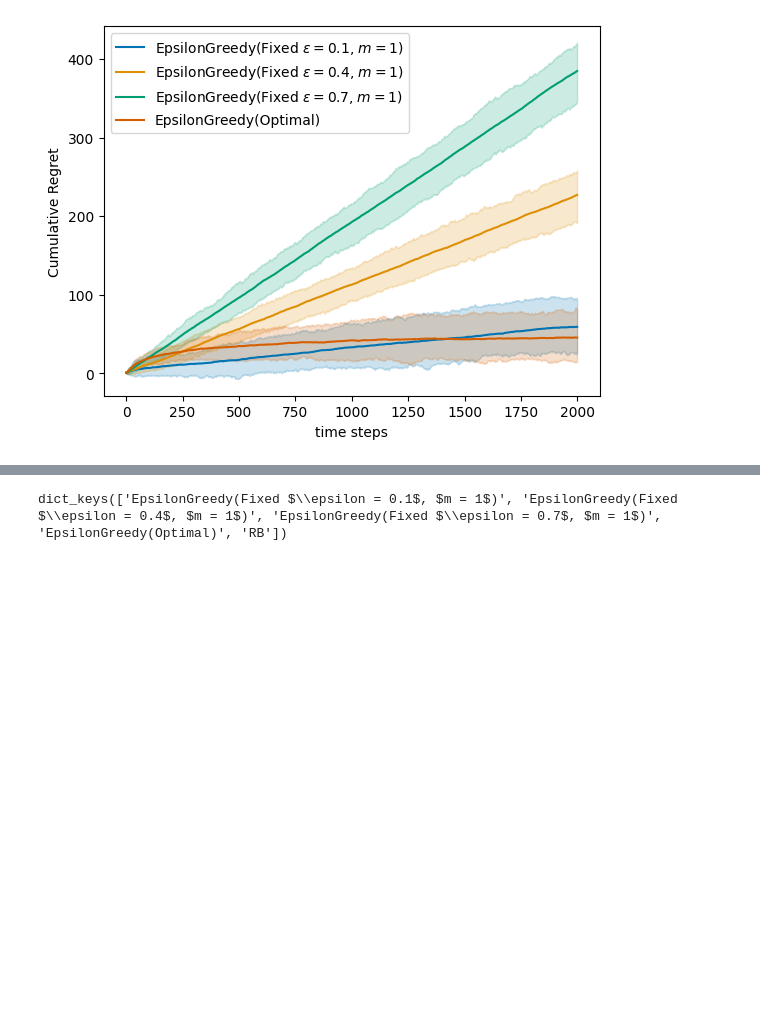
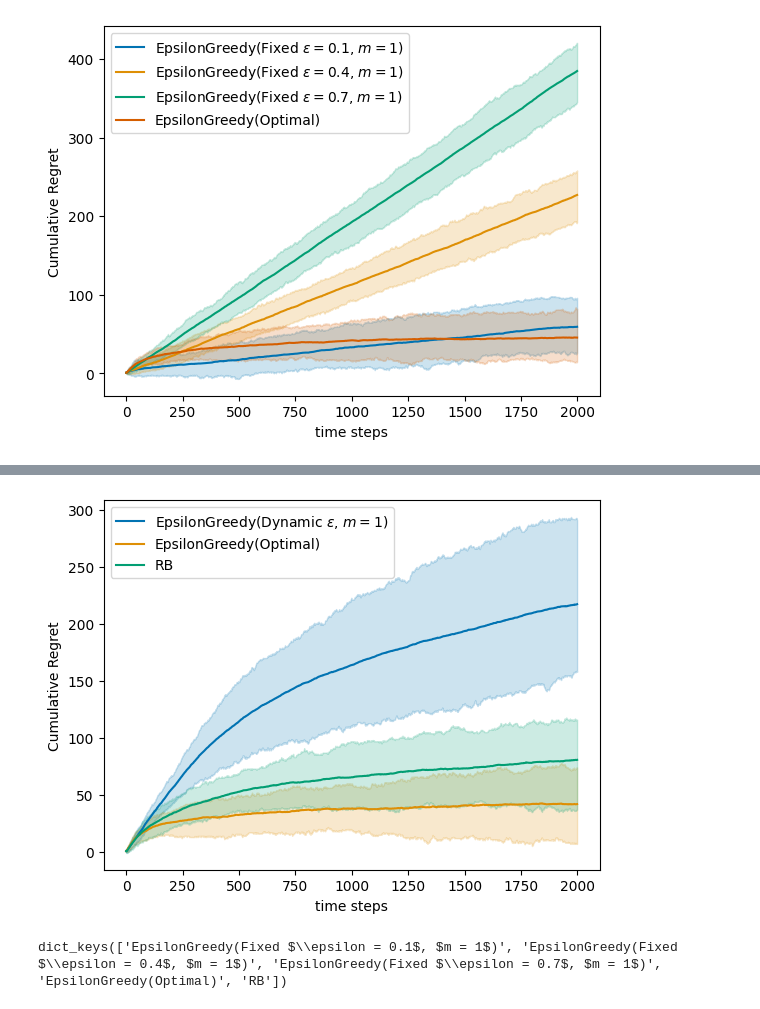
Before and after one commit to AugustinCablant/Advanced-ML, a Jupyter notebook: src/Notebook.ipynb, the cells around one changed output, grey strips where cells are left out. Saved outputs shown, nothing was run; the diff lists cells and outputs as text; code cells hidden in the pictures; blank space fills up the shorter version.

Commit message:
RB for Eps_greeedy with epsilon not fixed

```diff
--- a/src/Notebook.ipynb
+++ b/src/Notebook.ipynb
@@ -86,3 +86,25 @@ plot_regret(regrets = all_data, logscale = False, lb = None, q = 10, save_pdf =
+# %%
+n_arms = 2
+means = [0.2, 0.75]
+env = BernoulliBanditEnv(means = means)
+n_rounds = 1000
+delta = 0.1
+eps0_vary = EpsilonGreedy(K=len(means), FixedEpsilon = False, m = 1)
+epsOpti = EpsilonGreedy(K=len(means), Delta = 0.55, m = 1)
+epsAlgo = [eps0_vary, epsOpti]
+rb_agent = RegretBalancingAgent(learners = epsAlgo,
+                                K = n_arms,
+                                delta = delta,
+                                u_bounds = [lambda x : np.sqrt(x * n_arms) for _ in range(len(epsAlgo))],
+                                c = 0.1,
+                                env = env)
+eps_rb = [eps0_vary, epsOpti, rb_agent]
+Nmc = 100
+T = 2000
+all_data = experiment(env, eps_rb, Nmc, T)
+plot_regret(regrets = all_data, logscale = False, lb = None, q = 10, save_pdf = 'Regret_Balancing_EpsGreedy_not_fix.pdf')
+# %% [output]
+[figure, added]
 # %%
 all_data.keys()
 # %% [output]
```
Also changed, not shown: parts of 1 cell of this notebook, 2 other files.
